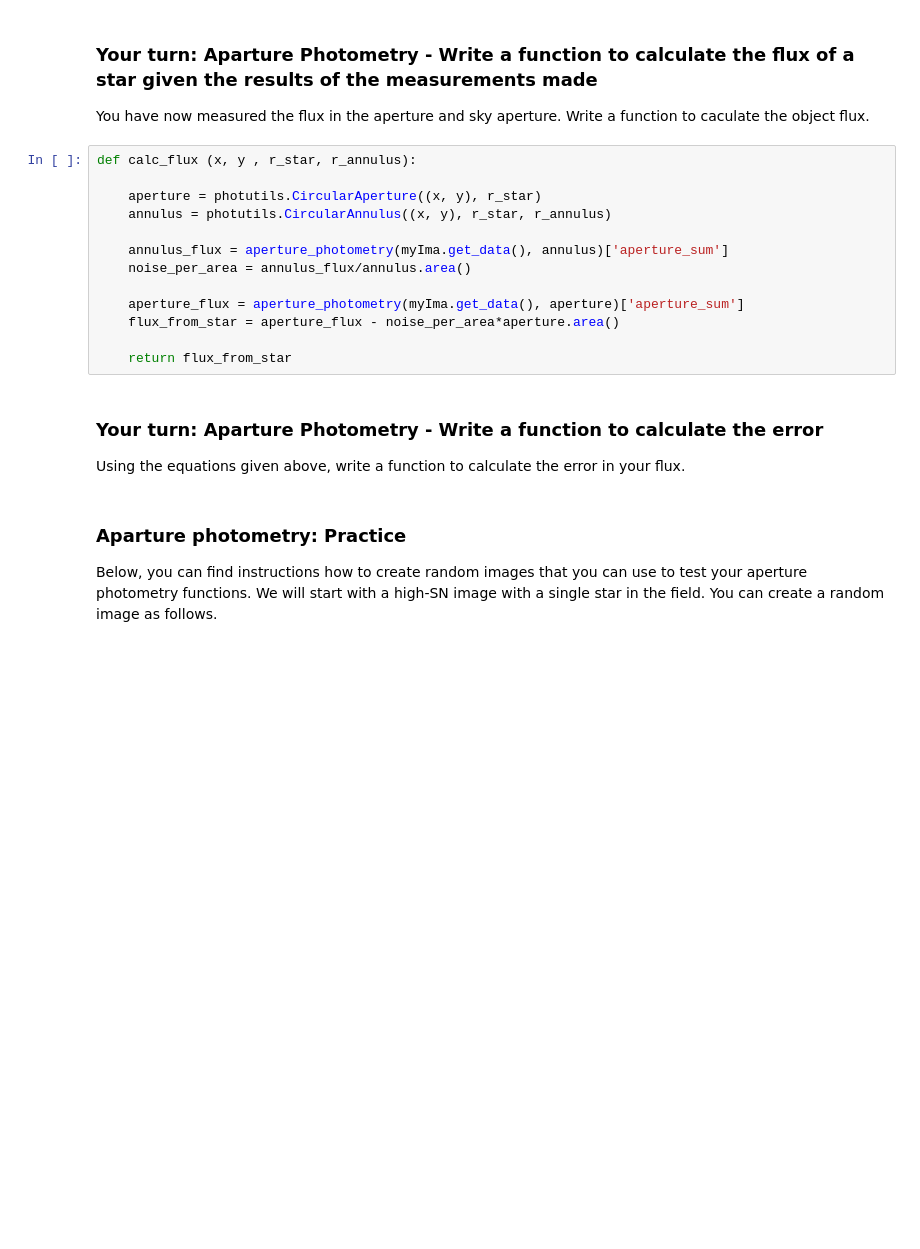
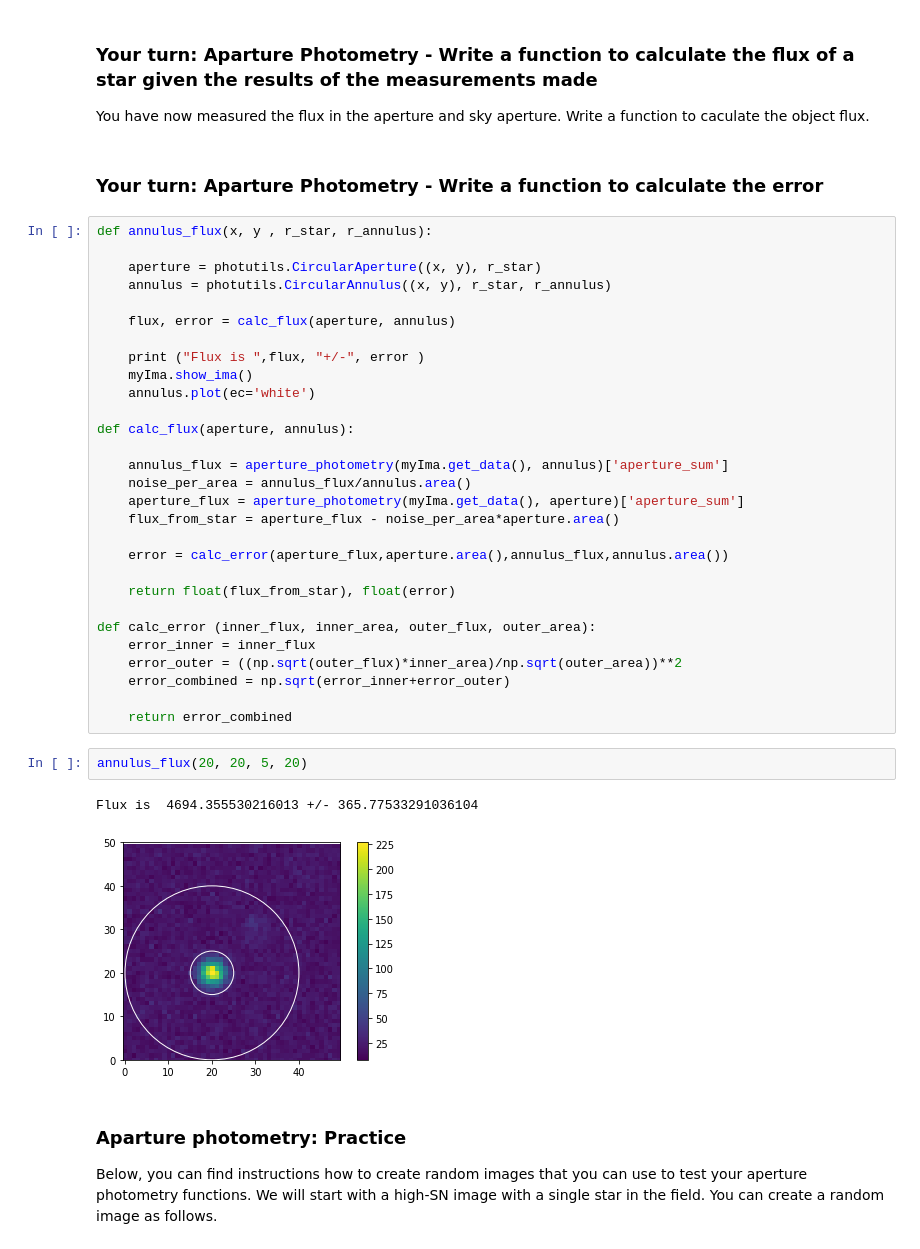
Before and after one commit to yb373/PH30116-report, a Jupyter notebook: ImageSimu.ipynb, the cells around one changed output. Cells and saved outputs as stored; diff of their text form; blank space fills up the shorter version.

Commit message:
end of fri 18 oct - finished the errors

```diff
--- a/ImageSimu.ipynb
+++ b/ImageSimu.ipynb
@@ -336,23 +350,42 @@ Similar flux per unit area from both methods
 ### Your turn: Aparture Photometry - Write a function to calculate the flux of a star given the results of the measurements made
 
 You have now measured the flux in the aperture and sky aperture. Write a function to caculate the object flux.
+# %% [markdown]
+### Your turn: Aparture Photometry - Write a function to calculate the error
 # %%
-def calc_flux (x, y , r_star, r_annulus):
+def annulus_flux(x, y , r_star, r_annulus):
 
     aperture = photutils.CircularAperture((x, y), r_star)
     annulus = photutils.CircularAnnulus((x, y), r_star, r_annulus)
 
+    flux, error = calc_flux(aperture, annulus)
+
+    print ("Flux is ",flux, "+/-", error )
+    myIma.show_ima()
+    annulus.plot(ec='white')
+
+def calc_flux(aperture, annulus):
+
     annulus_flux = aperture_photometry(myIma.get_data(), annulus)['aperture_sum']
     noise_per_area = annulus_flux/annulus.area()
-
     aperture_flux = aperture_photometry(myIma.get_data(), aperture)['aperture_sum']
     flux_from_star = aperture_flux - noise_per_area*aperture.area()
 
-    return flux_from_star
+    error = calc_error(aperture_flux,aperture.area(),annulus_flux,annulus.area())
+
+    return float(flux_from_star), float(error)
+
+def calc_error (inner_flux, inner_area, outer_flux, outer_area):
+    error_inner = inner_flux
+    error_outer = ((np.sqrt(outer_flux)*inner_area)/np.sqrt(outer_area))**2
+    error_combined = np.sqrt(error_inner+error_outer)
+
+    return error_combined
-# %% [markdown]
-### Your turn: Aparture Photometry - Write a function to calculate the error
-
-Using the equations given above, write a function to calculate the error in your flux.
+# %%
+annulus_flux(20, 20, 5, 20)
+# %% [output]
+Flux is  4694.355530216013 +/- 365.77533291036104
+[figure, added]
 # %% [markdown]
 ### Aparture photometry: Practice
 Below, you can find instructions how to create random images that you can use to test your aperture photometry functions. We will start with a high-SN image with a single star in the field. You can create a random image as follows.
```
Also changed, not shown: parts of 15 cells of this notebook.
